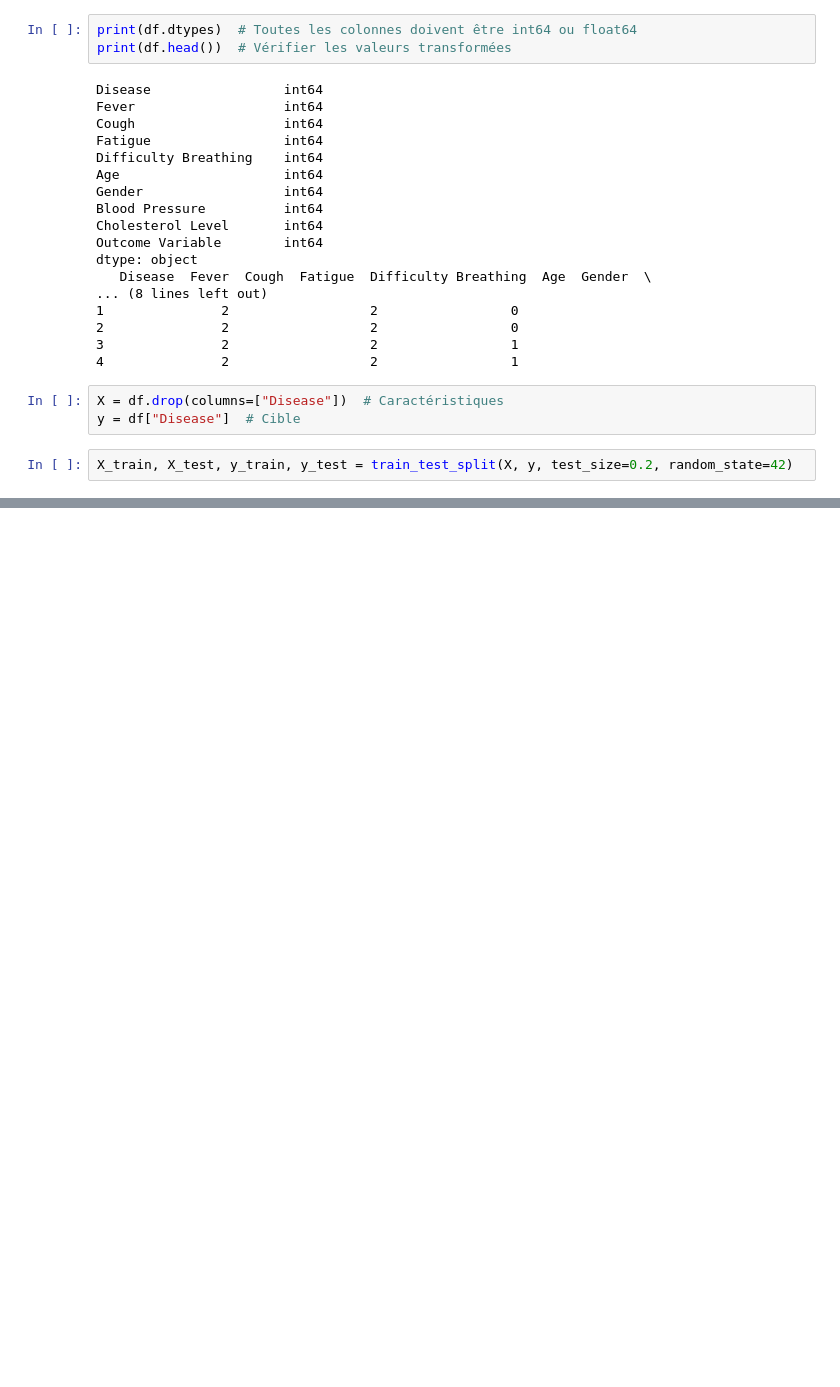
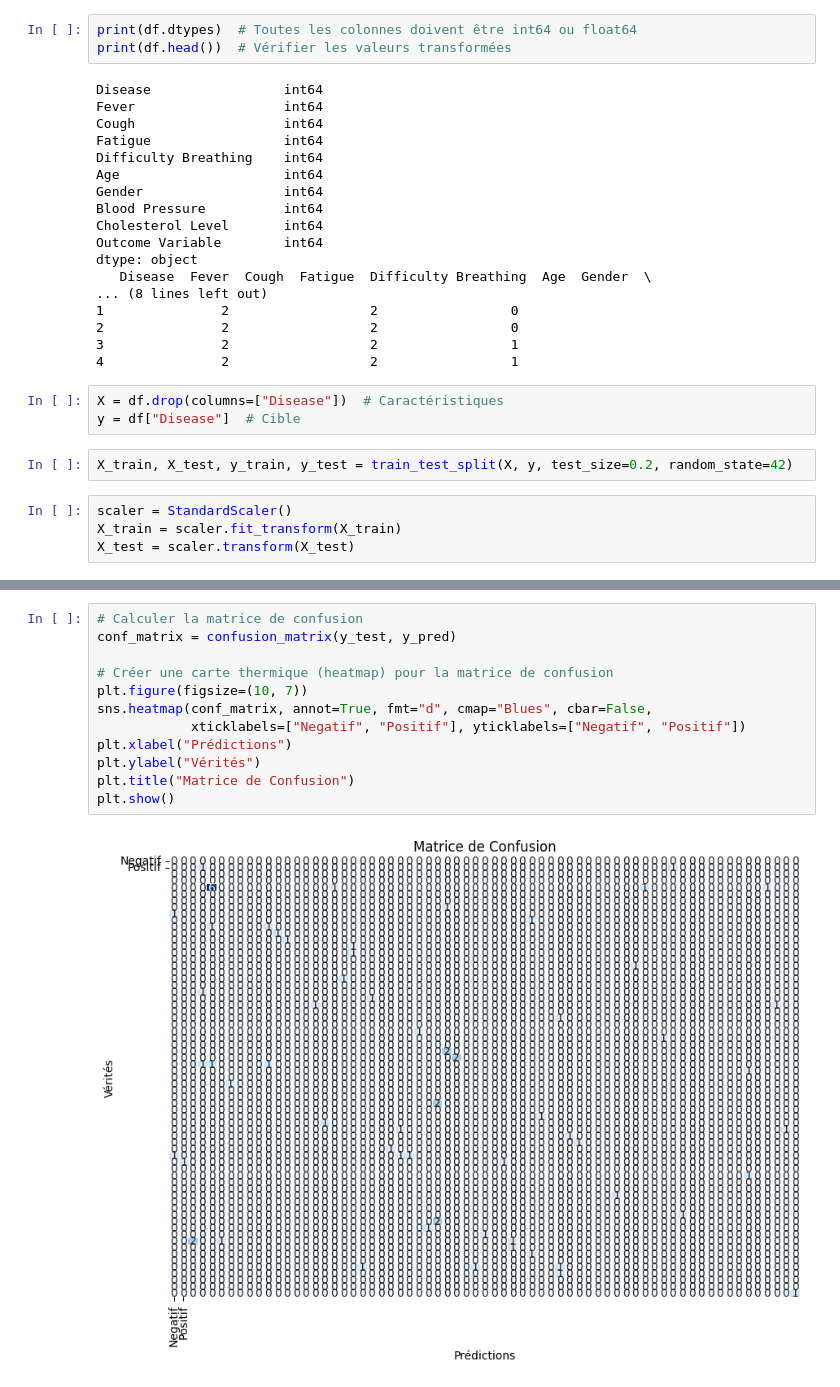
Before and after one commit to Francoistlb/tpmedicale, a Jupyter notebook: tpmedicale.ipynb, the cells around one changed output, grey strips where cells are left out. Cells and saved outputs as stored; diff of their text form; blank space fills up the shorter version.

```diff
--- a/tpmedicale.ipynb
+++ b/tpmedicale.ipynb
@@ -185,6 +190,10 @@ X = df.drop(columns=["Disease"])  # Caractéristiques
 y = df["Disease"]  # Cible
 # %%
 X_train, X_test, y_train, y_test = train_test_split(X, y, test_size=0.2, random_state=42)
+# %%
+scaler = StandardScaler()
+X_train = scaler.fit_transform(X_train)
+X_test = scaler.transform(X_test)
 # %%
 models = {
     "Random Forest": RandomForestClassifier(),
@@ -203,0 +267,14 @@ KNN Accuracy: 0.06
+# %%
+# Calculer la matrice de confusion
+conf_matrix = confusion_matrix(y_test, y_pred)
+
+# Créer une carte thermique (heatmap) pour la matrice de confusion
+plt.figure(figsize=(10, 7))
+sns.heatmap(conf_matrix, annot=True, fmt="d", cmap="Blues", cbar=False,
+            xticklabels=["Negatif", "Positif"], yticklabels=["Negatif", "Positif"])
+plt.xlabel("Prédictions")
+plt.ylabel("Vérités")
+plt.title("Matrice de Confusion")
+plt.show()
+# %% [output]
+[figure, added]
```
Also changed, not shown: parts of 9 cells of this notebook.
